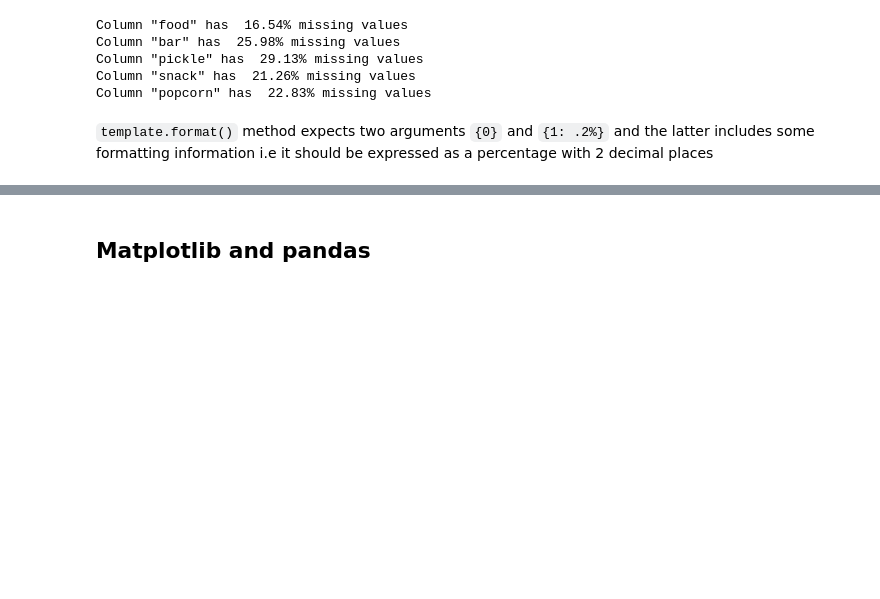
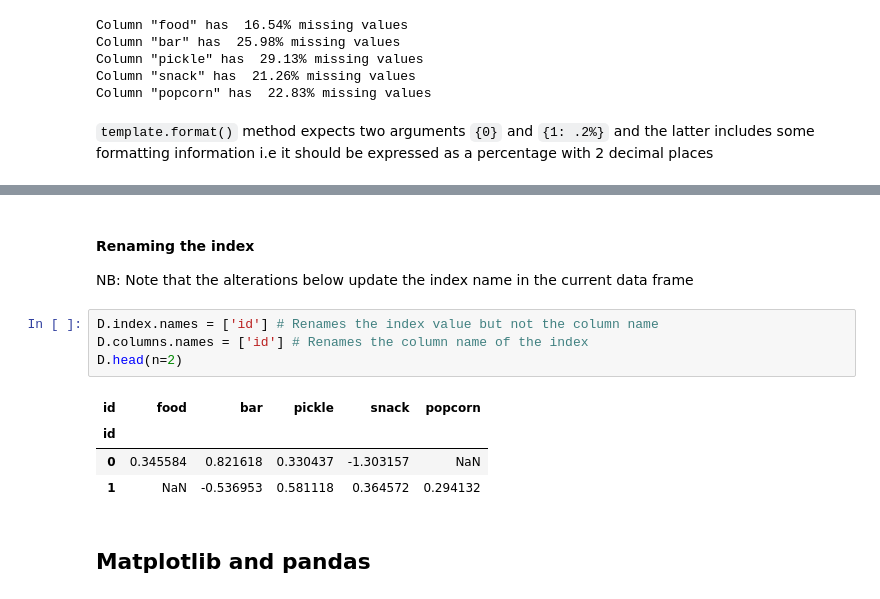
Before and after one commit to malmike/StatisticalLearning, a Jupyter notebook: Chapter2Lab/Ch2-statlearn-lab.ipynb, the cells around one changed output, grey strips where cells are left out. Drawn from its saved outputs; the diff is of its cells as text; blank space fills up the shorter version.

Commit message:
rename column name in data frame

```diff
--- a/Chapter2Lab/Ch2-statlearn-lab.ipynb
+++ b/Chapter2Lab/Ch2-statlearn-lab.ipynb
@@ -782,3 +820,15 @@ Column "popcorn" has  22.83% missing values
+# %% [markdown]
+#### Renaming the index
+NB: Note that the alterations below update the index name in the current data frame
+# %%
+D.index.names = ['id'] # Renames the index value but not the column name
+D.columns.names = ['id'] # Renames the column name of the index
+D.head(n=2)
+# %% [output]
+| id | food | bar | pickle | snack | popcorn |
+| id |  |  |  |  |  |
+| 0 | 0.345584 | 0.821618 | 0.330437 | -1.303157 | NaN |
+| 1 | NaN | -0.536953 | 0.581118 | 0.364572 | 0.294132 |
 # %% [markdown]
 ## Matplotlib and pandas
 # %% [markdown]
```
Also changed, not shown: parts of 10 cells of this notebook.
